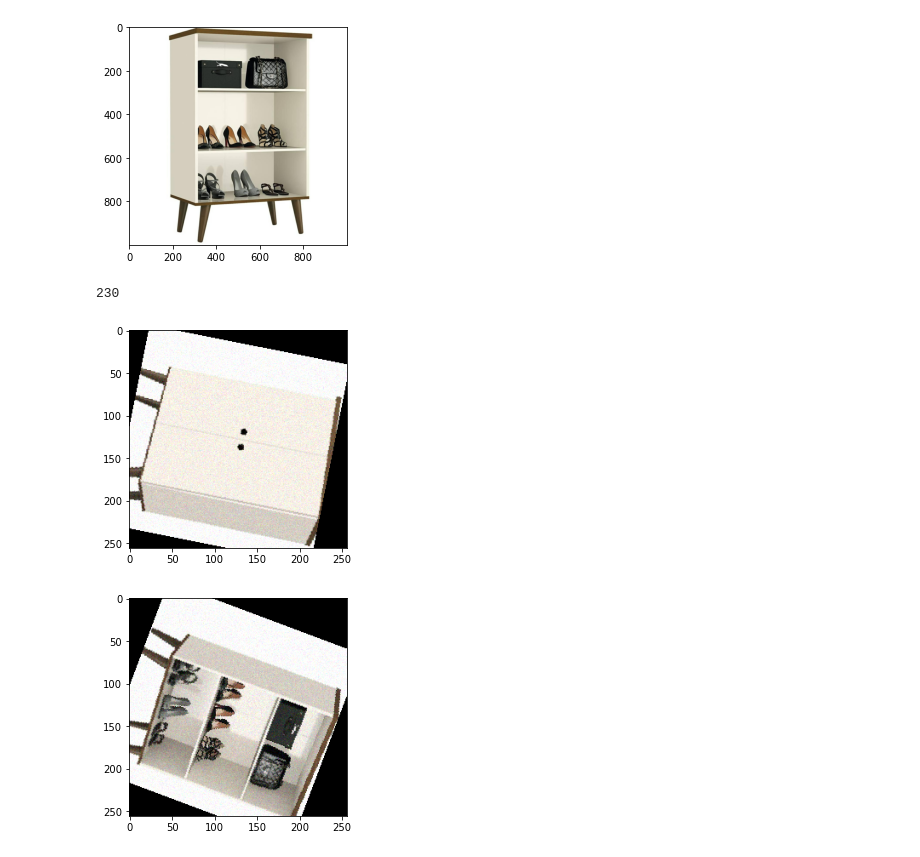
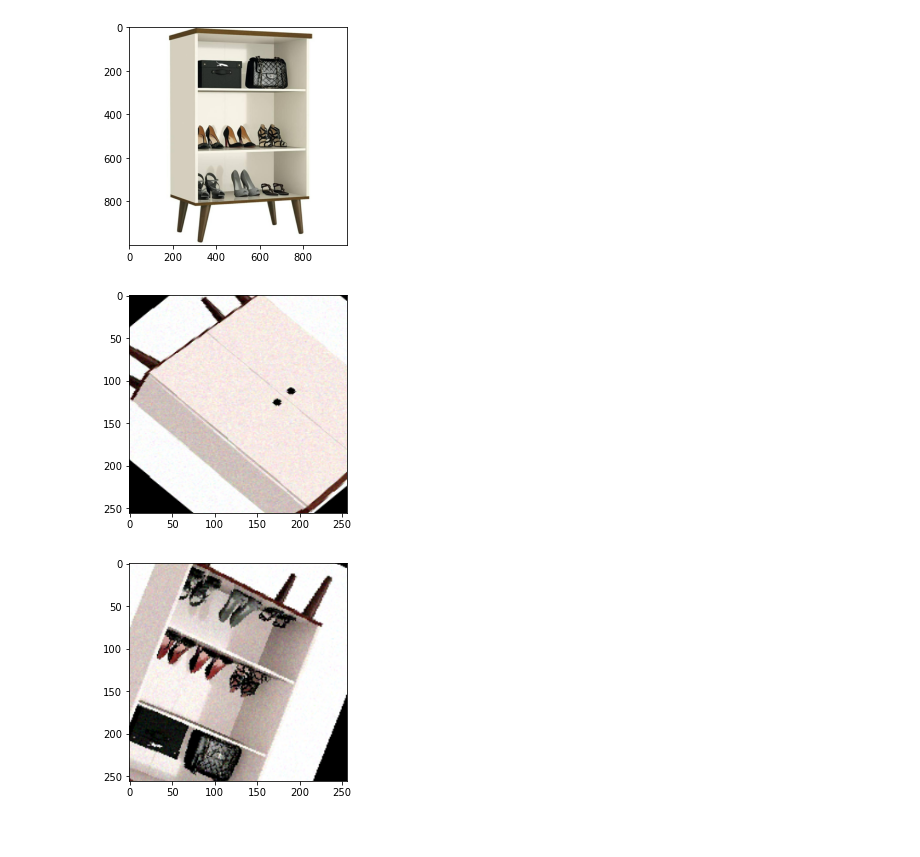
Before and after one commit to allanbatista/ml-examples, a Jupyter notebook: tensorflow/Image Data Augmentation.ipynb, the cells around one changed output. Saved outputs shown, nothing was run; the diff lists cells and outputs as text; code cells hidden in the pictures.

```diff
--- a/tensorflow/Image Data Augmentation.ipynb
+++ b/tensorflow/Image Data Augmentation.ipynb
@@ -39,45 +39,39 @@ for img in imgs:
 [figure]
 [figure]
 # %%
-import random
+import math
 
 IMAGE_SIZE = [256, 256]
 
-def random_crop_image_squares(imgs, minval=224, maxval=256, ouput_size=IMAGE_SIZE):
-    print(minval)
-    def map_fn(img):
-        size = random.randrange(minval, maxval)
-        img = tf.image.random_crop(img, [size, size, 3])
-        return tf.image.resize(img, ouput_size)
+def random_crop_image_squares(imgs, minstart=0, maxstart=0.25, minsize=0.75, maxsize=1.0, ouput_size=IMAGE_SIZE):
+    a = tf.random.uniform(shape=(imgs.shape[0], 2), minval=minstart, maxval=maxstart)
+    b = tf.random.uniform(shape=(imgs.shape[0], 2), minval=minsize, maxval=maxsize)
+    boxes = tf.concat([a, tf.clip_by_value(a + b, 0.0, 1.0)], axis=1)
 
-    return tf.map_fn(map_fn, imgs, dtype=imgs.dtype, parallel_iterations=tf.shape(imgs)[0])
+    return tf.image.crop_and_resize(imgs, boxes, tf.range(imgs.shape[0]), ouput_size)
 
 def gaussian_noise_images(imgs,  mean=0.0, stddev=1.0):
     noise = tf.random.normal(shape=tf.shape(imgs), mean=mean, stddev=stddev, dtype=tf.float32)
     return tf.clip_by_value(imgs + noise, 0, 255)
 
 
-def aug(imgs):
+def _distorce_image(imgs, rotate_graus=360):
     _length = tf.shape(imgs)[0]
 
     _imgs = tf.image.resize(imgs, IMAGE_SIZE)
     _imgs = tf.image.random_flip_left_right(_imgs)
     _imgs = tf.image.random_hue(_imgs, 0.08)
     _imgs = tf.image.random_saturation(_imgs, 0.1, 1.6)
     _imgs = tf.image.random_brightness(_imgs, 0.1)
     _imgs = tf.image.random_contrast(_imgs, 0.7, 1.3)
-    _imgs = random_crop_image_squares(_imgs, minval=int(IMAGE_SIZE[0] * 0.9), maxval=IMAGE_SIZE[0], ouput_size=IMAGE_SIZE)
     _imgs = gaussian_noise_images(_imgs, mean=0.0, stddev=10.0)
 
-    _imgs = tfa.image.translate(_imgs, tf.random.uniform(shape=[_length, 2], minval=-int(IMAGE_SIZE[0] * 0.1), maxval=int(IMAGE_SIZE[0] * 0.1)))
-    _imgs = tfa.image.rotate(_imgs, tf.random.uniform(shape=[_length], minval=-10.0, maxval=10.0))
+    _imgs = tfa.image.rotate(_imgs, tf.random.uniform(shape=[_length], minval=0.0, maxval=(math.pi / 180) * rotate_graus))
+    return random_crop_image_squares(_imgs, ouput_size=IMAGE_SIZE)
 
-    return _imgs
-
-for img in aug(imgs):
+for img in _distorce_image(imgs, 360):
     plt.imshow(tf.cast(img, tf.int32))
     plt.show()
 # %% [output]
-230
-[figure, old version]
+[figure, new version]
-[figure, old version]
+[figure, new version]
```
